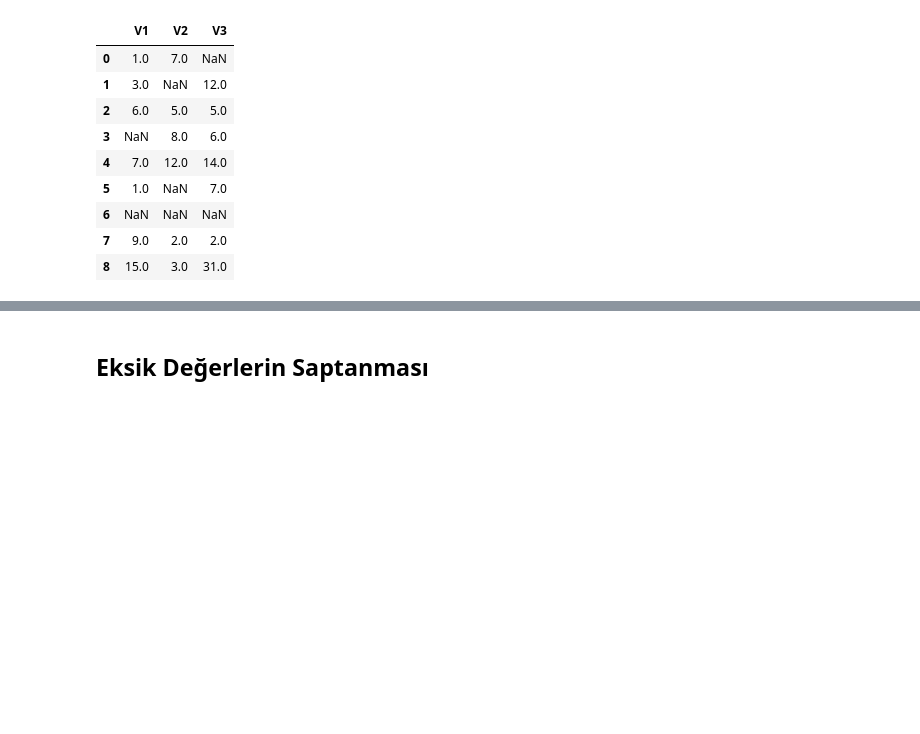
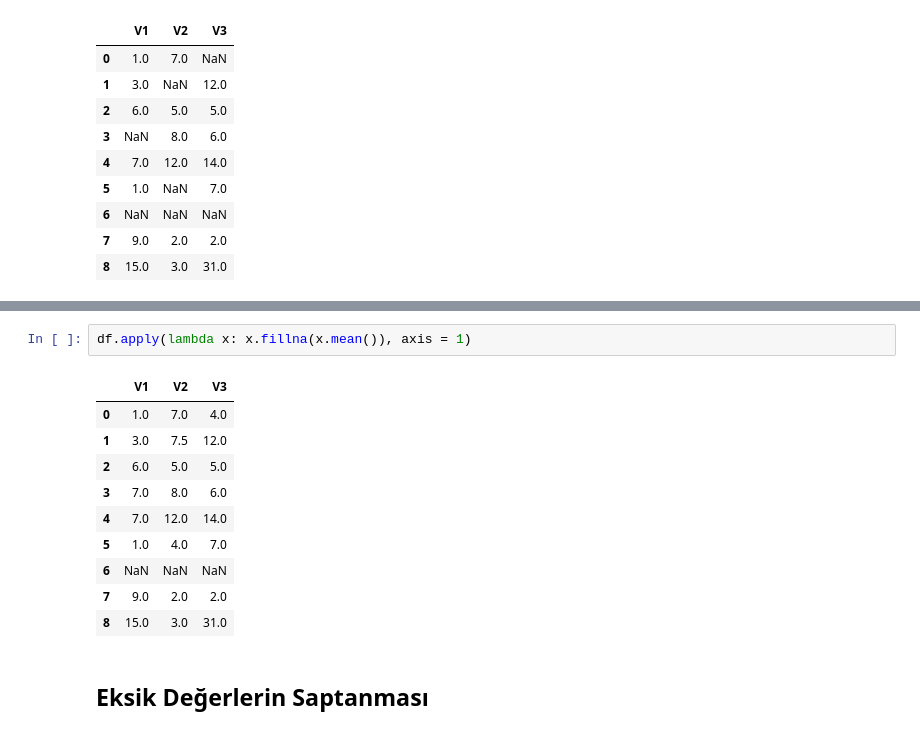
Before and after one commit to Orlando-Houston/Machine-Learning, a Jupyter notebook: Aykiri Gozlem Analizi.ipynb, the cells around one changed output, grey strips where cells are left out. Cells and saved outputs as stored; diff of their text form; blank space fills up the shorter version.

```diff
--- a/Aykiri Gozlem Analizi.ipynb
+++ b/Aykiri Gozlem Analizi.ipynb
@@ -565,3 +638,16 @@ df.apply(lambda x: x.fillna(x.mean()), axis = 0)
+# %%
+df.apply(lambda x: x.fillna(x.mean()), axis = 1)
+# %% [output]
+|  | V1 | V2 | V3 |
+| 0 | 1.0 | 7.0 | 4.0 |
+| 1 | 3.0 | 7.5 | 12.0 |
+| 2 | 6.0 | 5.0 | 5.0 |
+| 3 | 7.0 | 8.0 | 6.0 |
+| 4 | 7.0 | 12.0 | 14.0 |
+| 5 | 1.0 | 4.0 | 7.0 |
+| 6 | NaN | NaN | NaN |
+| 7 | 9.0 | 2.0 | 2.0 |
+| 8 | 15.0 | 3.0 | 31.0 |
 # %% [markdown]
 ## Eksik Değerlerin Saptanması
 # %%
```
Also changed, not shown: parts of 143 cells of this notebook, 1 other file.
